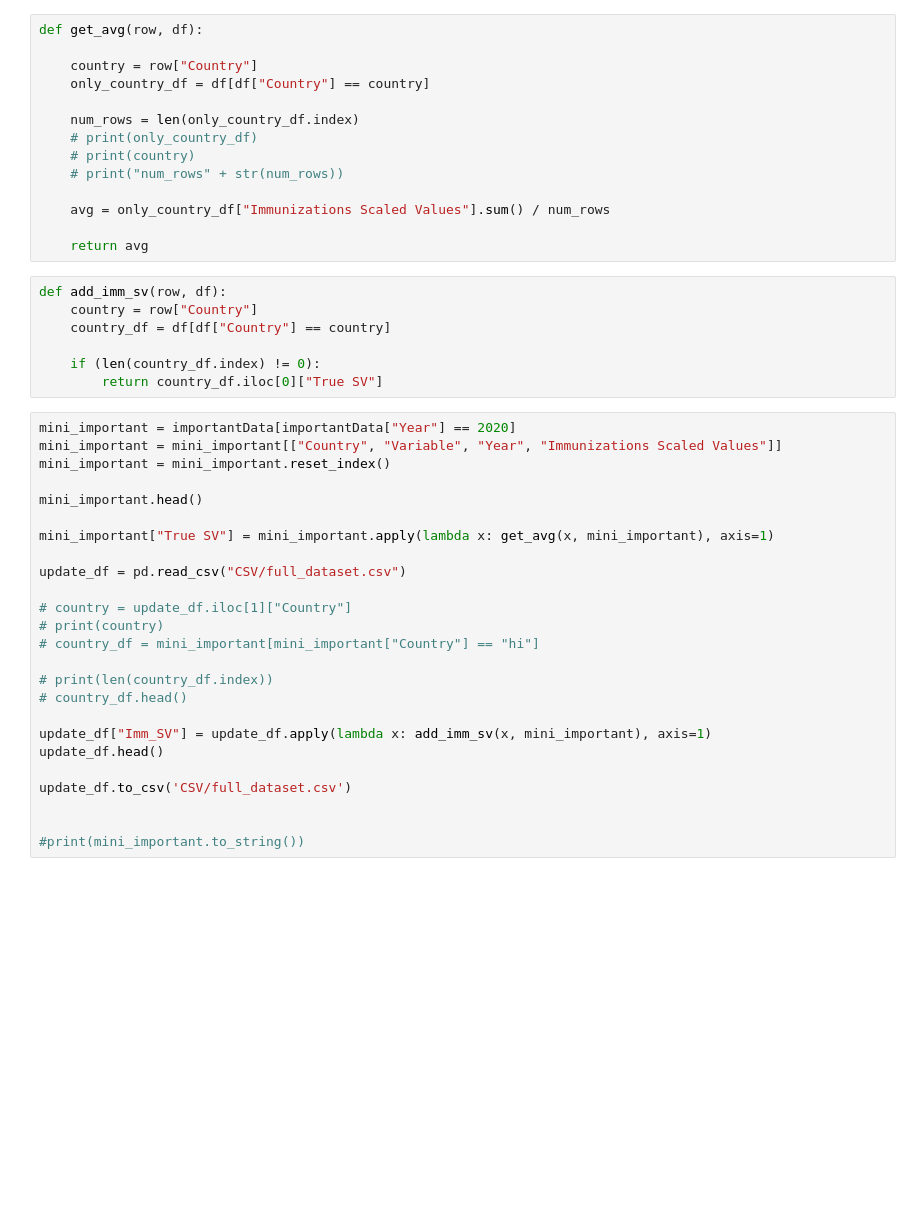
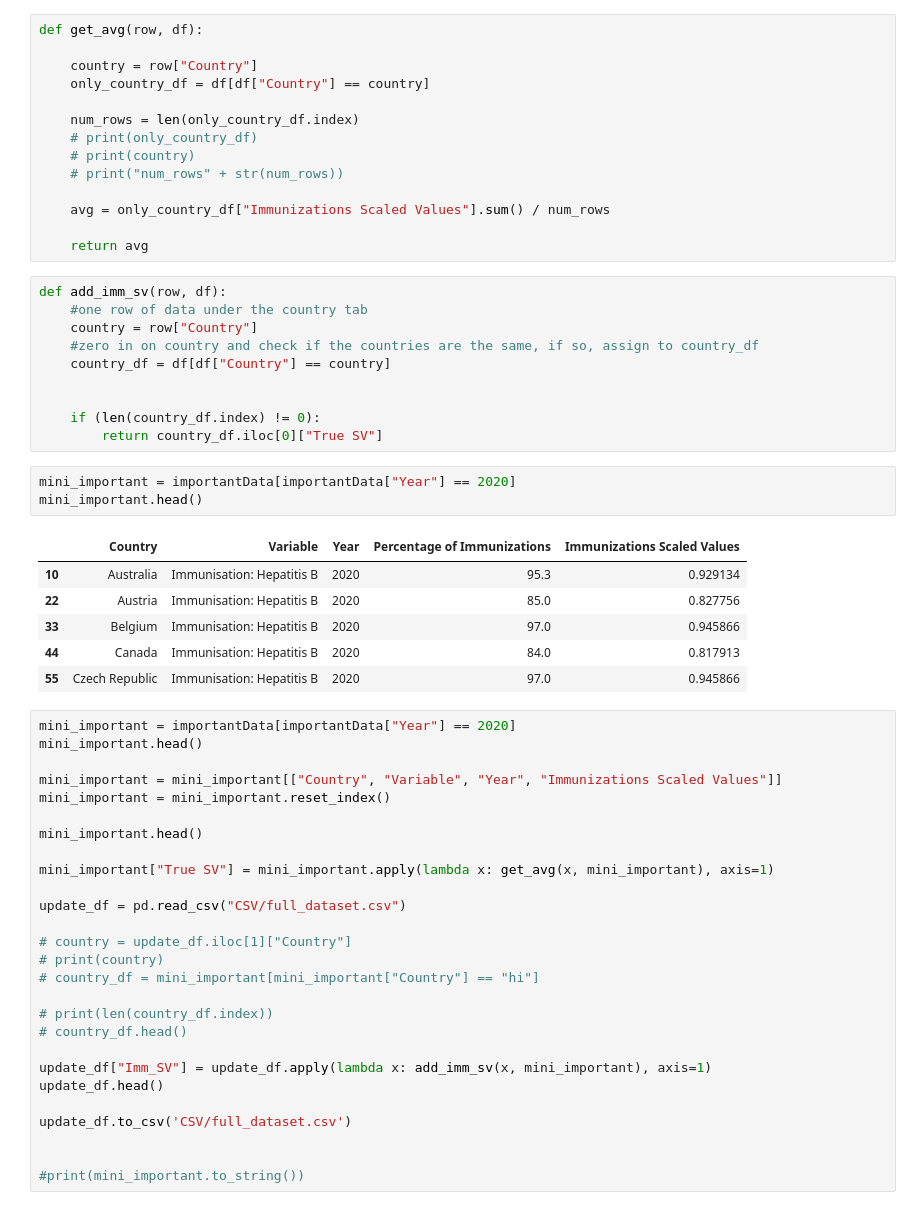
Before and after one commit to mko02/BeastCancer, a Jupyter notebook: ImmunizationsAnalysis.ipynb, the cells around one changed output. Saved outputs shown, nothing was run; the diff lists cells and outputs as text; blank space fills up the shorter version.

```diff
--- a/ImmunizationsAnalysis.ipynb
+++ b/ImmunizationsAnalysis.ipynb
@@ -63,13 +63,28 @@ def get_avg(row, df):
     return avg
 # %%
 def add_imm_sv(row, df):
+    #one row of data under the country tab
     country = row["Country"]
+    #zero in on country and check if the countries are the same, if so, assign to country_df
     country_df = df[df["Country"] == country]
+
 
     if (len(country_df.index) != 0):
         return country_df.iloc[0]["True SV"]
+# %%
+mini_important = importantData[importantData["Year"] == 2020]
+mini_important.head()
+# %% [output]
+|  | Country | Variable | Year | Percentage of Immunizations | Immunizations Scaled Values |
+| 10 | Australia | Immunisation: Hepatitis B | 2020 | 95.3 | 0.929134 |
+| 22 | Austria | Immunisation: Hepatitis B | 2020 | 85.0 | 0.827756 |
+| 33 | Belgium | Immunisation: Hepatitis B | 2020 | 97.0 | 0.945866 |
+| 44 | Canada | Immunisation: Hepatitis B | 2020 | 84.0 | 0.817913 |
+| 55 | Czech Republic | Immunisation: Hepatitis B | 2020 | 97.0 | 0.945866 |
 # %%
 mini_important = importantData[importantData["Year"] == 2020]
+mini_important.head()
+
 mini_important = mini_important[["Country", "Variable", "Year", "Immunizations Scaled Values"]]
 mini_important = mini_important.reset_index()
 
```
Also changed, not shown: parts of 3 cells of this notebook, 4 other files.
